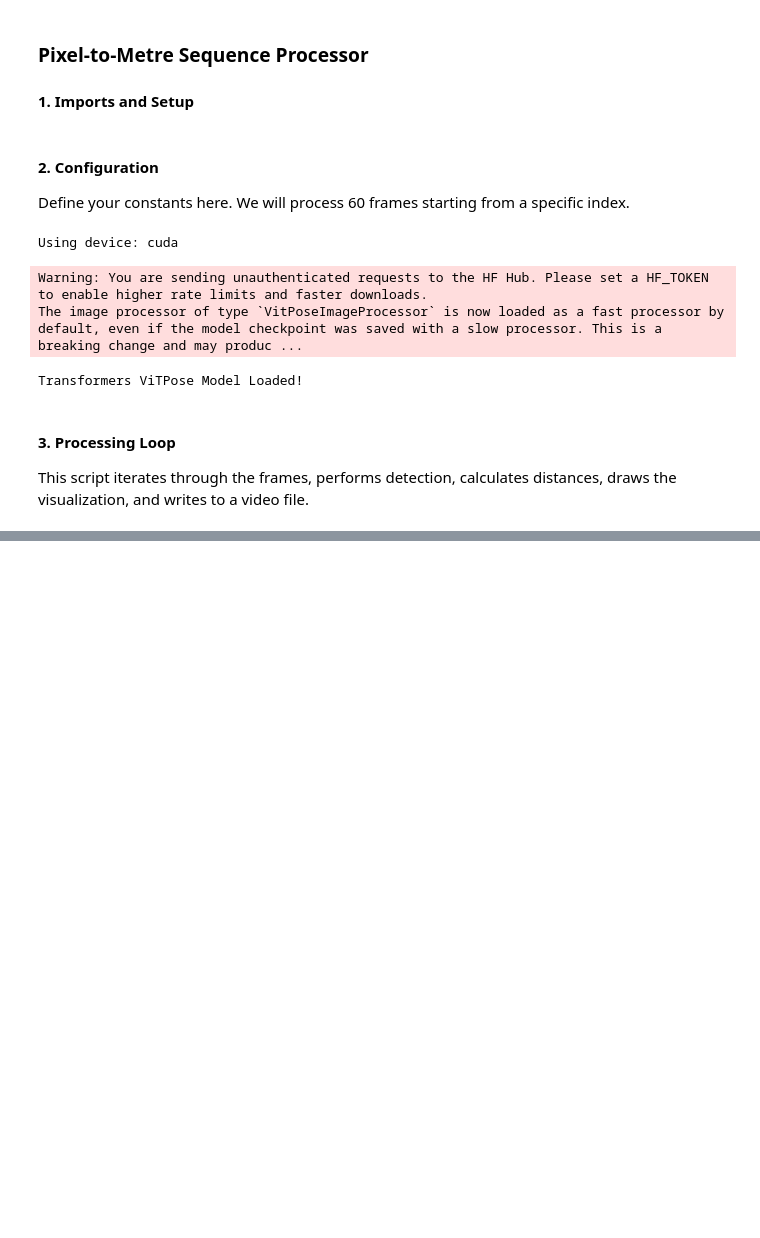
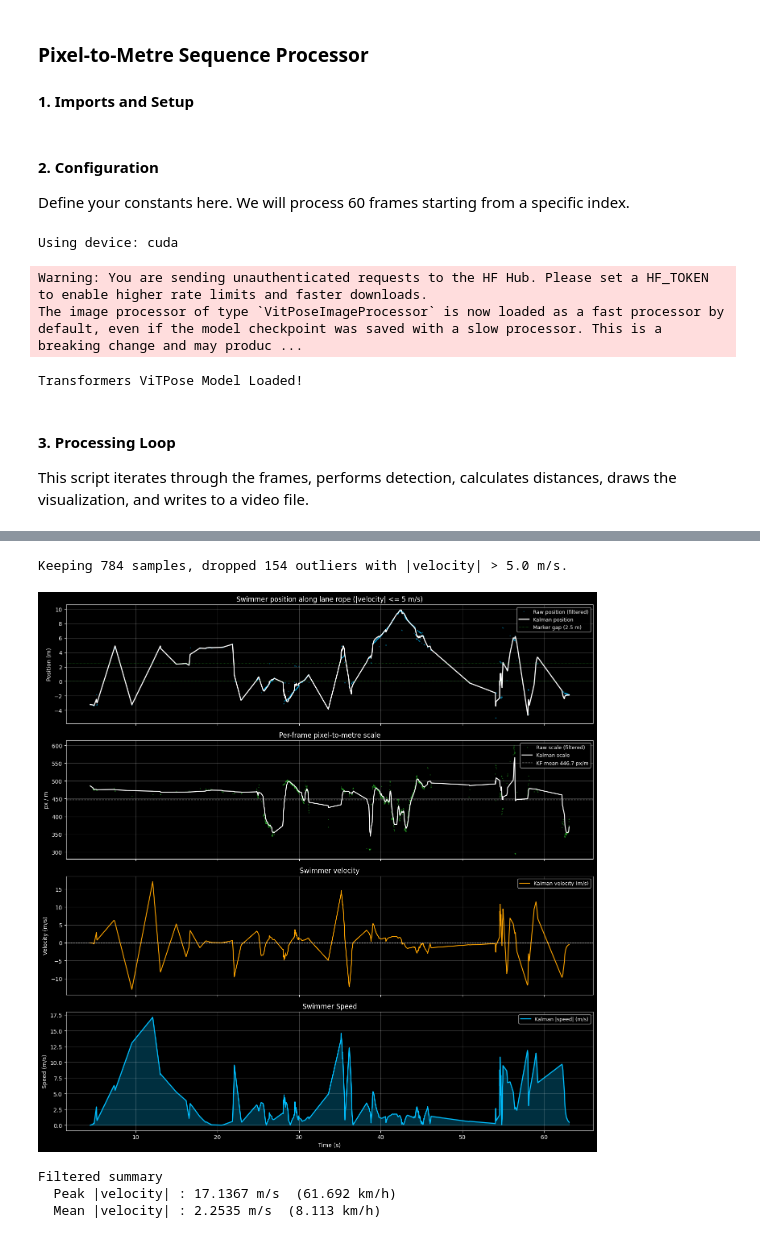
Before and after one commit to funtimezallaround/FYP, a Jupyter notebook: video_seq_processing_with_vitpose.ipynb, the cells around one changed output, grey strips where cells are left out. Drawn from its saved outputs; the diff is of its cells as text; code cells hidden in the pictures; blank space fills up the shorter version.

```diff
--- a/video_seq_processing_with_vitpose.ipynb
+++ b/video_seq_processing_with_vitpose.ipynb
@@ -743,0 +976,79 @@ Curve Fit Summary:
+# %%
+# Filter out outliers based on velocity threshold
+VEL_MAX = 5.0
+
+if "times" not in locals() or "pos_raw" not in locals() or "scales_raw" not in locals() or "vel_kf" not in locals():
+    print("Missing required variables (times, pos_raw, scales_raw, vel_kf).")
+else:
+    base_mask = np.isfinite(vel_kf) & (np.abs(vel_kf) <= VEL_MAX)
+    kept = int(base_mask.sum())
+    dropped = int((~base_mask).sum())
+    print(f"Keeping {kept} samples, dropped {dropped} outliers with |velocity| > {VEL_MAX} m/s.")
+
+    times_f = times[base_mask]
+    pos_raw_f = pos_raw[base_mask]
+    scales_raw_f = scales_raw[base_mask]
+
+    if "mode_seq" in locals() and len(mode_seq) == len(base_mask):
+        mode_seq_f = [m for m, k in zip(mode_seq, base_mask) if k]
+    else:
+        mode_seq_f = ["auto"] * len(times_f)
+
+    # Recompute filtered Kalman tracks to keep plots consistent
+    pos_kf_f, vel_kf_f = kalman_filter_pos_vel(times_f, pos_raw_f, mode_seq_f)
+    scale_kf_f = kalman_filter_scale(scales_raw_f, mode_seq_f)
+    spd_kf_f = np.abs(vel_kf_f)
+
+    with plt.style.context("dark_background"):
+        fig, axes = plt.subplots(4, 1, figsize=(14, 14), sharex=True)
+
+        # [0] Position
+        axes[0].plot(times_f, pos_raw_f, ".", markersize=2, color="deepskyblue", alpha=0.30, label="Raw position (filtered)")
+        axes[0].plot(times_f, pos_kf_f, "-", linewidth=1.8, color="white", label="Kalman position")
+        axes[0].axhline(0, color="limegreen", linewidth=0.7, linestyle=":")
+        axes[0].axhline(MARKER_REAL_DIST_M, color="limegreen", linewidth=0.7, linestyle=":",
+                        label=f"Marker gap ({MARKER_REAL_DIST_M} m)")
+        axes[0].set_ylabel("Position (m)")
+        axes[0].set_title("Swimmer position along lane rope (|velocity| <= 5 m/s)")
+        axes[0].legend(fontsize=9)
+        axes[0].grid(alpha=0.25)
+
+        # [1] Scale
+        axes[1].plot(times_f, scales_raw_f, ".", markersize=2, color="limegreen", alpha=0.30, label="Raw scale (filtered)")
+        axes[1].plot(times_f, scale_kf_f, "-", linewidth=1.6, color="white", label="Kalman scale")
+        axes[1].axhline(np.mean(scale_kf_f), color="white", linewidth=1.0, linestyle="--", alpha=0.7,
+                        label=f"KF mean {np.mean(scale_kf_f):.1f} px/m")
+        axes[1].set_ylabel("px / m")
+        axes[1].set_title("Per-frame pixel-to-metre scale")
+        axes[1].legend(fontsize=9)
+        axes[1].grid(alpha=0.25)
+
+        # [2] Velocity
+        axes[2].plot(times_f, vel_kf_f, "-", linewidth=1.5, color="orange", label="Kalman velocity (m/s)")
+        axes[2].axhline(0, color="white", linewidth=0.8, linestyle=":")
+        axes[2].set_ylabel("Velocity (m/s)")
+        axes[2].set_title("Swimmer velocity")
+        axes[2].legend(fontsize=9)
+        axes[2].grid(alpha=0.25)
+
+        # [3] Speed
+        axes[3].fill_between(times_f, spd_kf_f, alpha=0.25, color="deepskyblue")
+        axes[3].plot(times_f, spd_kf_f, "-", linewidth=1.8, color="deepskyblue", label="Kalman |speed| (m/s)")
+        axes[3].set_ylabel("Speed (m/s)")
+        axes[3].set_xlabel("Time (s)")
+        axes[3].set_title("Swimmer Speed")
+        axes[3].legend(fontsize=9)
+        axes[3].grid(alpha=0.25)
+
+        plt.tight_layout()
+        plt.show()
+
+    print("Filtered summary")
+    print(f"  Peak |velocity| : {spd_kf_f.max():.4f} m/s  ({spd_kf_f.max() * 3.6:.3f} km/h)")
+    print(f"  Mean |velocity| : {spd_kf_f.mean():.4f} m/s  ({spd_kf_f.mean() * 3.6:.3f} km/h)")
+# %% [output]
+Keeping 784 samples, dropped 154 outliers with |velocity| > 5.0 m/s.
+[figure, added]
+Filtered summary
+  Peak |velocity| : 17.1367 m/s  (61.692 km/h)
+  Mean |velocity| : 2.2535 m/s  (8.113 km/h)
```
Also changed, not shown: parts of 8 cells of this notebook, 4 other files.
